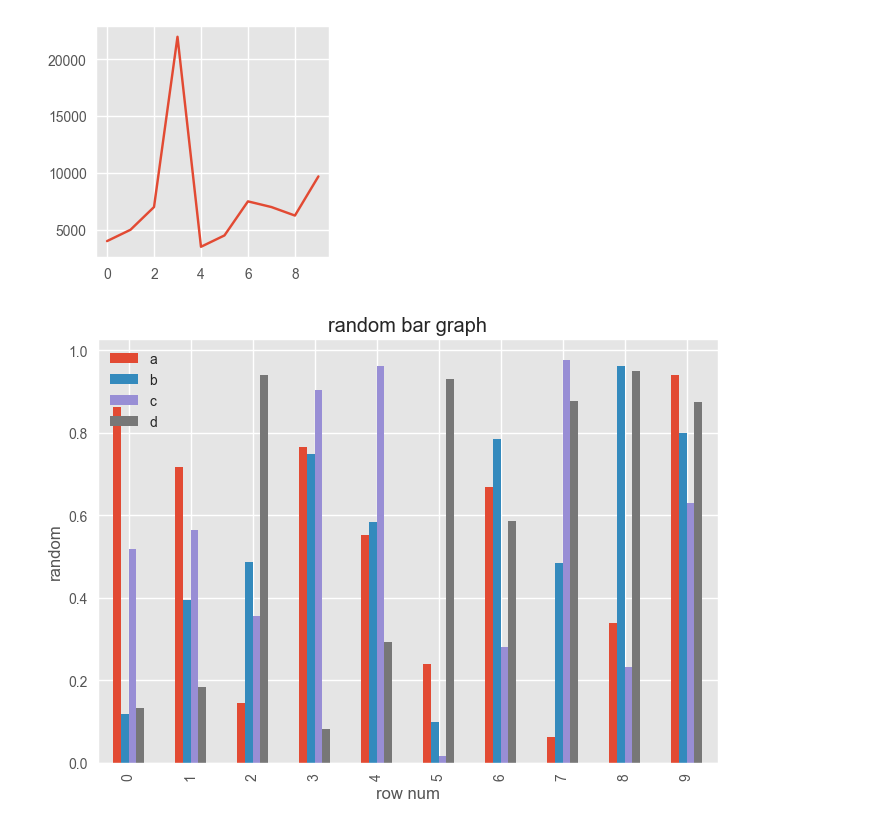
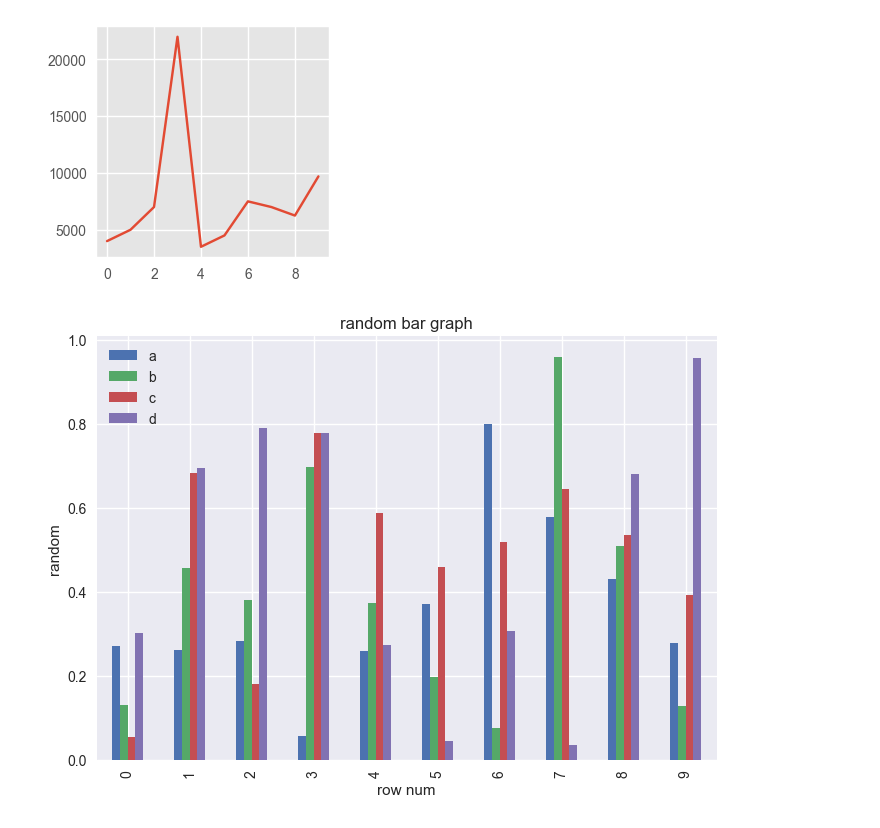
Before and after one commit to Sanjaystorm7119/dataScienceAi, a Jupyter notebook: matplotlib.ipynb, the cells around one changed output. Cells and saved outputs as stored; diff of their text form; code cells hidden in the pictures.

```diff
--- a/matplotlib.ipynb
+++ b/matplotlib.ipynb
@@ -369,12 +369,15 @@ plt.show()
 # %% [output]
 [figure]
 # %%
+plt.style.use("seaborn-v0_8")
+
 random_values = np.random.rand(10,4)
 df = pd.DataFrame(random_values,columns=["a","b","c","d"])
 
 ax=df.plot(kind="bar")
 ax.set(title="random bar graph",xlabel="row num",ylabel="random")
 ax.legend().set_visible(True)
 plt.show()
+# plt.style.available
 # %% [output]
-[figure, old version]
+[figure, new version]
```
